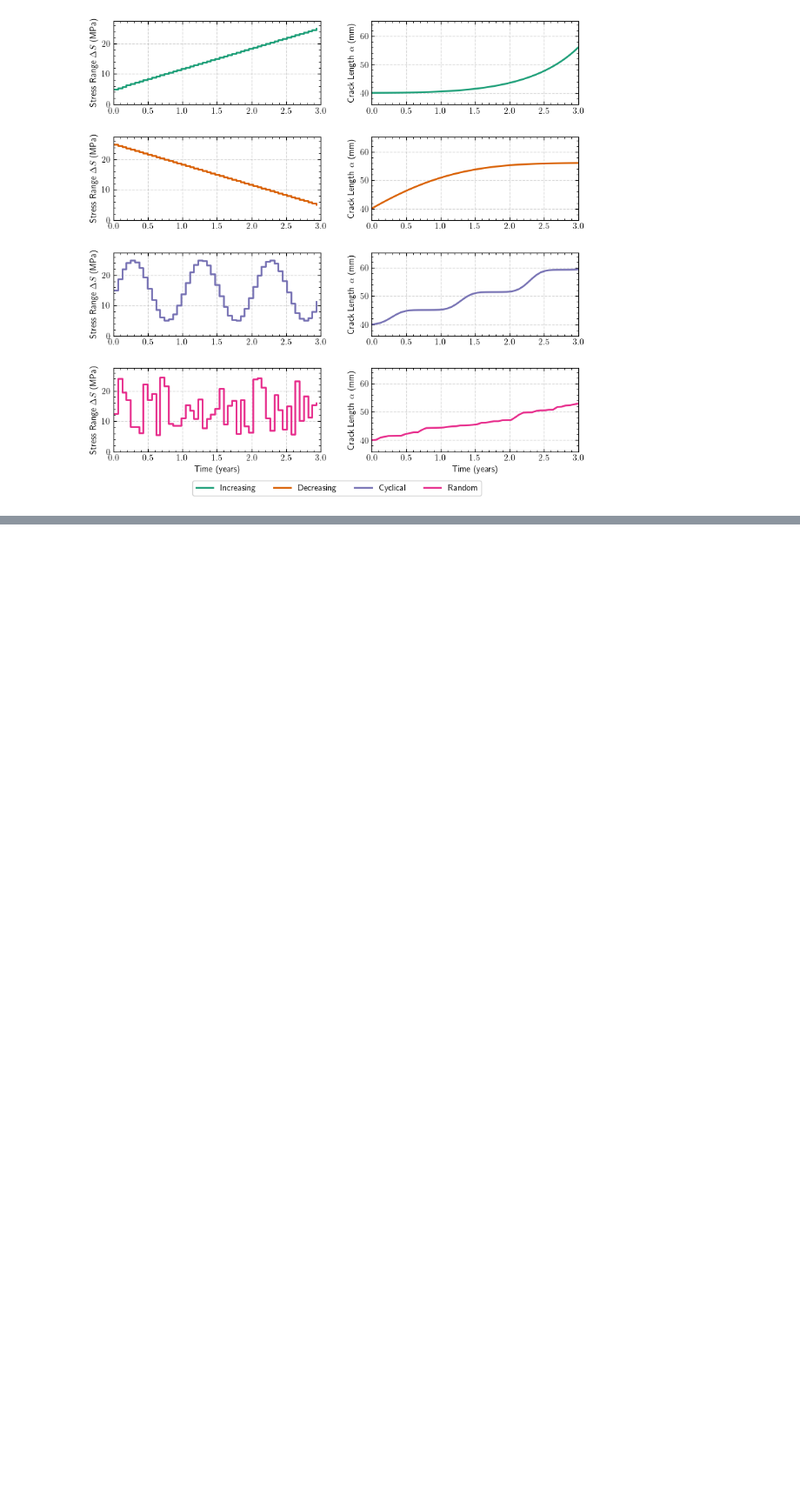
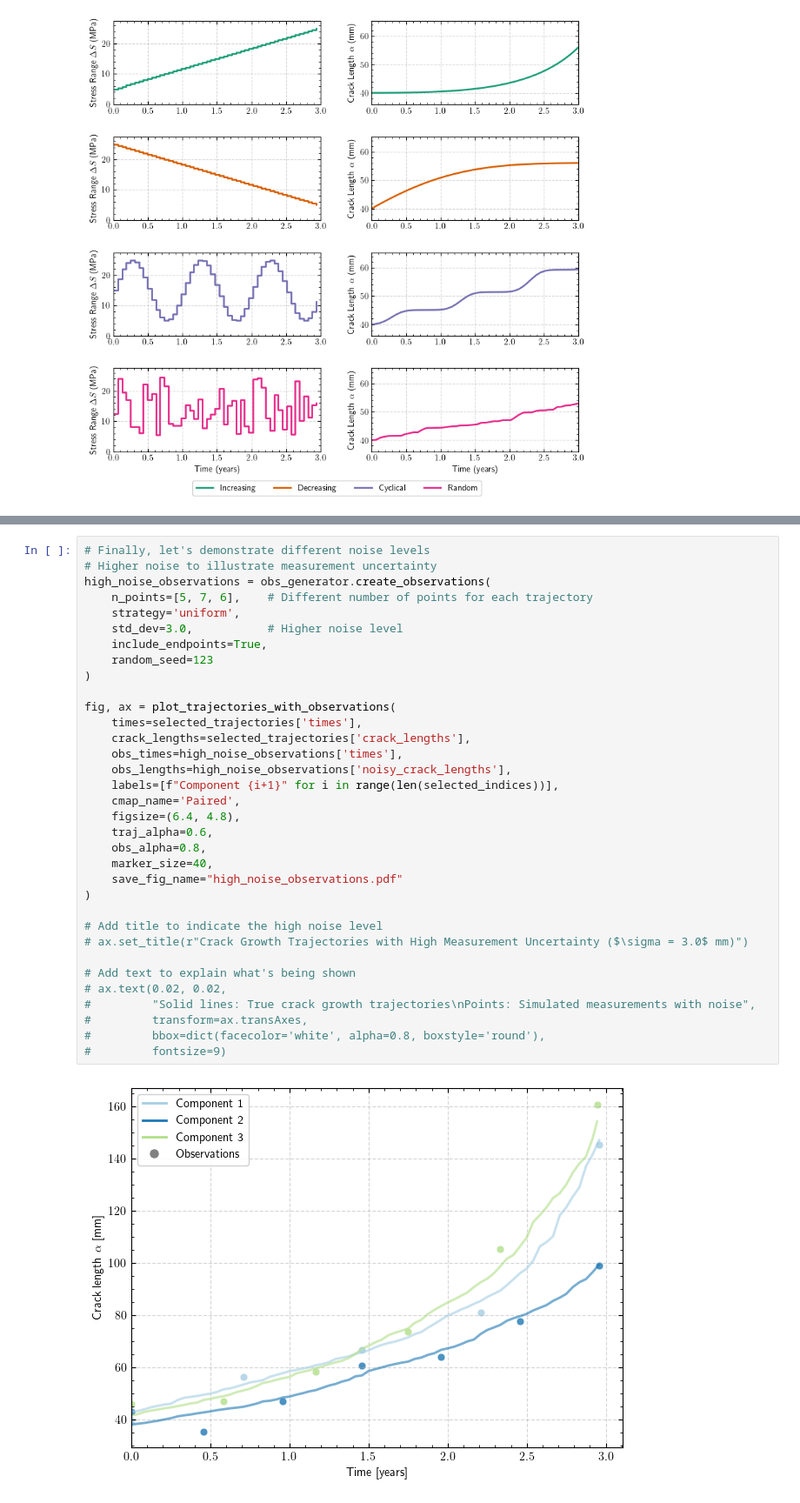
Before and after one commit to nsilionis/hierarchical-crack-growth-monitoring, a Jupyter notebook: notebooks/demo.ipynb, the cells around one changed output, grey strips where cells are left out. Shown at 87% size. Drawn from its saved outputs; the diff is of its cells as text; blank space fills up the shorter version.

```diff
--- a/notebooks/demo.ipynb
+++ b/notebooks/demo.ipynb
@@ -244,0 +353,36 @@ Random      : 14.03 MPa
+# %%
+# Finally, let's demonstrate different noise levels
+# Higher noise to illustrate measurement uncertainty
+high_noise_observations = obs_generator.create_observations(
+    n_points=[5, 7, 6],    # Different number of points for each trajectory
+    strategy='uniform',
+    std_dev=3.0,           # Higher noise level
+    include_endpoints=True,
+    random_seed=123
+)
+
+fig, ax = plot_trajectories_with_observations(
+    times=selected_trajectories['times'],
+    crack_lengths=selected_trajectories['crack_lengths'],
+    obs_times=high_noise_observations['times'],
+    obs_lengths=high_noise_observations['noisy_crack_lengths'],
+    labels=[f"Component {i+1}" for i in range(len(selected_indices))],
+    cmap_name='Paired',
+    figsize=(6.4, 4.8),
+    traj_alpha=0.6,
+    obs_alpha=0.8,
+    marker_size=40,
+    save_fig_name="high_noise_observations.pdf"
+)
+
+# Add title to indicate the high noise level
+# ax.set_title(r"Crack Growth Trajectories with High Measurement Uncertainty ($\sigma = 3.0$ mm)")
+
+# Add text to explain what's being shown
+# ax.text(0.02, 0.02,
+#         "Solid lines: True crack growth trajectories\nPoints: Simulated measurements with noise",
+#         transform=ax.transAxes,
+#         bbox=dict(facecolor='white', alpha=0.8, boxstyle='round'),
+#         fontsize=9)
+# %% [output]
+[figure, added]
```
Also changed, not shown: parts of 11 cells of this notebook.
